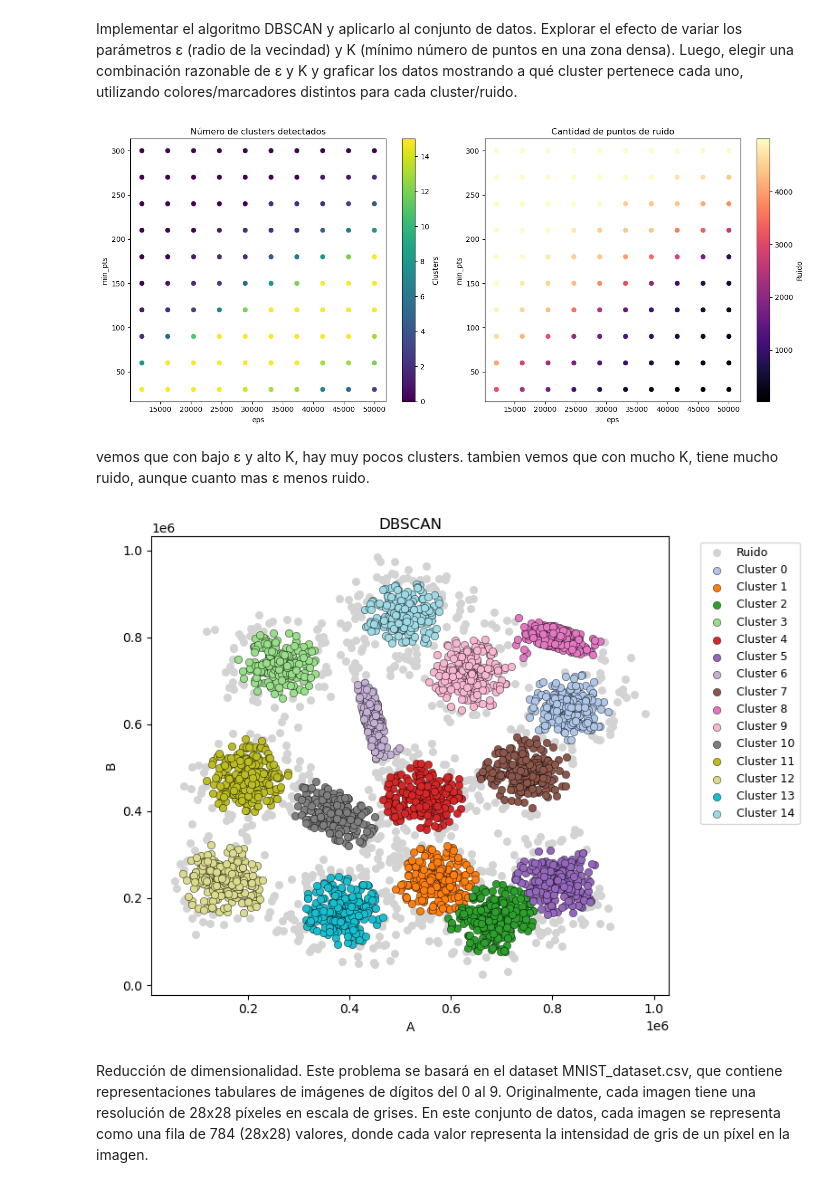
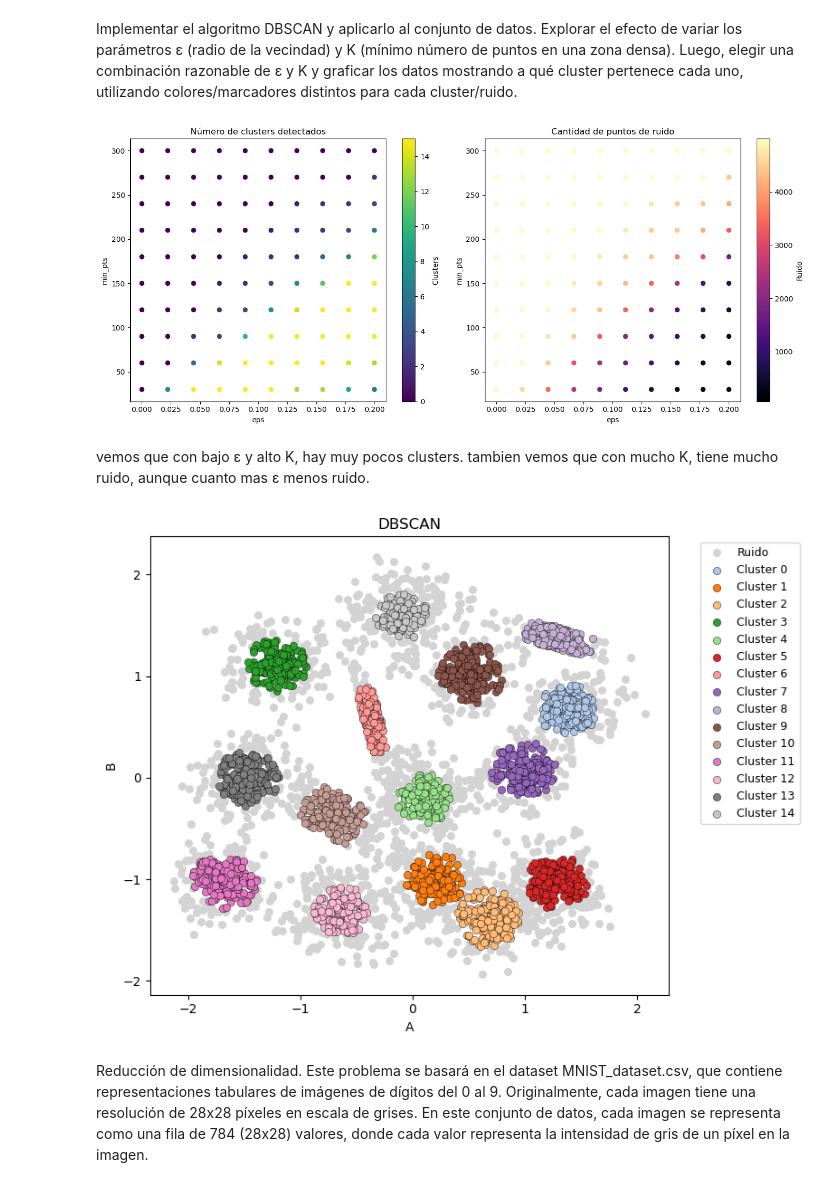
Before and after one commit to mattemusacchio/ML, a Jupyter notebook: Musacchio_Matteo_TP4/Musacchio_Matteo_Notebook_TP4.ipynb, the cells around one changed output. Saved outputs shown, nothing was run; the diff lists cells and outputs as text; code cells hidden in the pictures.

```diff
--- a/Musacchio_Matteo_TP4/Musacchio_Matteo_Notebook_TP4.ipynb
+++ b/Musacchio_Matteo_TP4/Musacchio_Matteo_Notebook_TP4.ipynb
@@ -13,3 +13,13 @@ from src.algorithms import kmeans, gmm, dbscan, pca
 
 df = pd.read_csv('data/clustering.csv')
 X = df[['A', 'B']].values
+
+# graficar los datos
+plt.scatter(X[:, 0], X[:, 1], s=10)
+plt.title('Datos de entrada')
+plt.xlabel('A')
+plt.ylabel('B')
+plt.show()
+
+# normalizar los datos
+X = (X - X.mean(axis=0)) / X.std(axis=0)
@@ -58,7 +70,7 @@ plt.show()
 # %% [markdown]
 Implementar el algoritmo Gaussian Mixture Model (GMM) y realizar la misma tarea que en el inciso anterior. Recuerde que puede inicializar la optimización de GMM con una corrida de K-means.
 # %%
-K_opt = 9
+K_opt = 15
 labels, means, _ = gmm(X, K_opt)
 
 plt.figure(figsize=(8, 6))
@@ -78,7 +90,7 @@ plt.show()
 Implementar el algoritmo DBSCAN y aplicarlo al conjunto de datos. Explorar el efecto de variar los parámetros ε (radio de la vecindad) y K (mínimo número de puntos en una zona densa). Luego, elegir una combinación razonable de ε y K y graficar los datos
 mostrando a qué cluster pertenece cada uno, utilizando colores/marcadores distintos para cada cluster/ruido.
 # %%
-eps_l = np.linspace(12000, 50000, 10)
+eps_l = np.linspace(0, 0.2, 10)
 min_pts_l = np.linspace(30,300, 10)
 
 results = []
@@ -109,49 +121,49 @@ fig.colorbar(sc2, ax=ax[1], label='Ruido')
 plt.tight_layout()
 plt.show()
 # %% [output]
-[figure, old version]
+[figure, new version]
 # %% [markdown]
 vemos que con bajo ε y alto K, hay muy pocos clusters. tambien vemos que con mucho K, tiene mucho ruido, aunque cuanto mas ε menos ruido.
 # %%
 def plot_dbscan(X, labels):
     unique_labels = np.unique(labels)
     n_clusters = len(unique_labels) - (1 if -1 in labels else 0)
-    colors = plt.colormaps.get_cmap("tab20", n_clusters + 1)
+    colors = plt.colormaps.get_cmap("tab20")
 
     plt.figure(figsize=(8, 6))
 
     for i, label in enumerate(unique_labels):
         mask = labels == label
         if label == -1:
             # Ruido: color gris claro, transparente
             plt.scatter(
                 X[mask, 0], X[mask, 1],
                 c='lightgray',
                 alpha=1,
                 s=30,
                 label="Ruido"
             )
         else:
             plt.scatter(
                 X[mask, 0], X[mask, 1],
                 color=colors(i % 20),
                 label=f"Cluster {label}",
                 edgecolor='k',
                 linewidth=0.3
             )
 
     plt.legend(bbox_to_anchor=(1.05, 1), loc='upper left', fontsize=9)
     plt.title("DBSCAN")
     plt.xlabel("A")
     plt.ylabel("B")
     plt.tight_layout()
     plt.show()
 
 # Ejemplo de uso con parámetros elegidos
-labels = dbscan(X, eps=45000, min_pts=125)
+labels = dbscan(X, eps=0.16, min_pts=125)
 plot_dbscan(X, labels)
 # %% [output]
-[figure, old version]
+[figure, new version]
 # %% [markdown]
 Reducción de dimensionalidad. Este problema se basará en el dataset MNIST_dataset.csv, que contiene representaciones tabulares de imágenes de dígitos del 0 al 9. Originalmente, cada imagen tiene una resolución de 28x28 píxeles en escala de grises. En este conjunto de datos, cada imagen se representa como una fila de 784 (28x28) valores, donde cada valor representa la intensidad de gris de un píxel en la imagen.
 # %%
```
Also changed, not shown: parts of 16 cells of this notebook, 3 other files.
